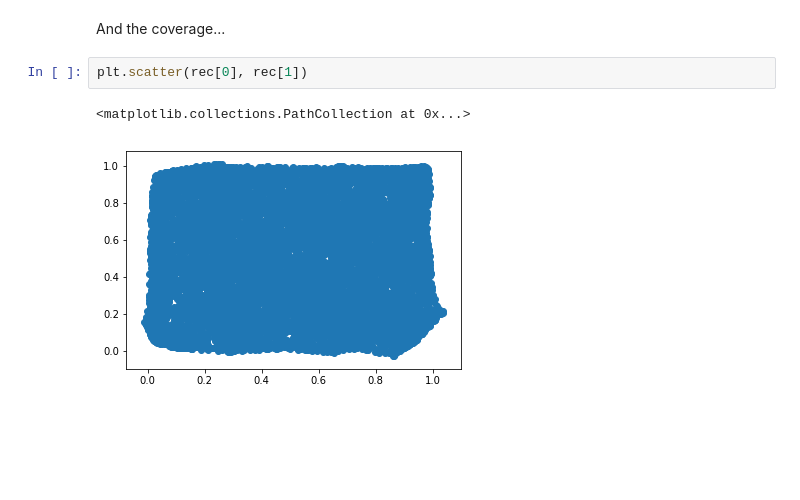
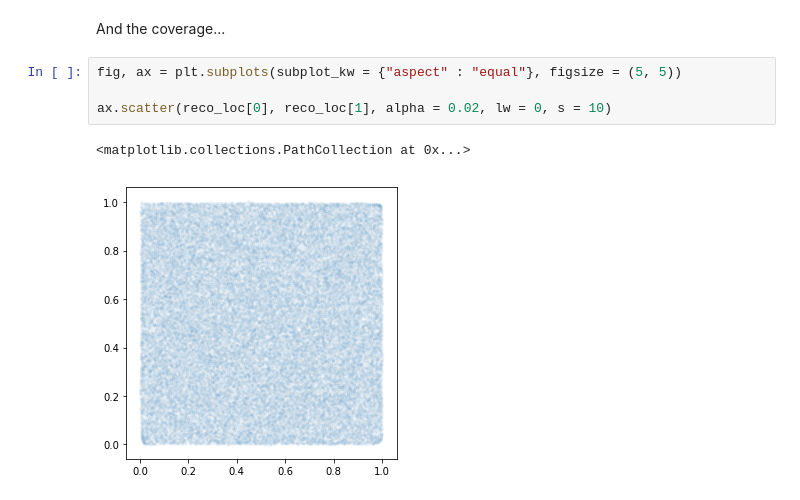
Before and after one commit to JamesSaxon/neighborhood_broadband, a Jupyter notebook: localization_from_matrices.ipynb, the cells around one changed output. Cells and saved outputs as stored; diff of their text form; blank space fills up the shorter version.

```diff
--- a/localization_from_matrices.ipynb
+++ b/localization_from_matrices.ipynb
@@ -153,7 +159,9 @@ ax
 # %% [markdown]
 And the coverage...
-# %%
-plt.scatter(rec[0], rec[1])
-# %% [output]
-<matplotlib.collections.PathCollection at 0x...>
-[figure, removed]
+# %%
+fig, ax = plt.subplots(subplot_kw = {"aspect" : "equal"}, figsize = (5, 5))
+
+ax.scatter(reco_loc[0], reco_loc[1], alpha = 0.02, lw = 0, s = 10)
+# %% [output]
+<matplotlib.collections.PathCollection at 0x...>
+[figure, added]
```
Also changed, not shown: parts of 7 cells of this notebook.
